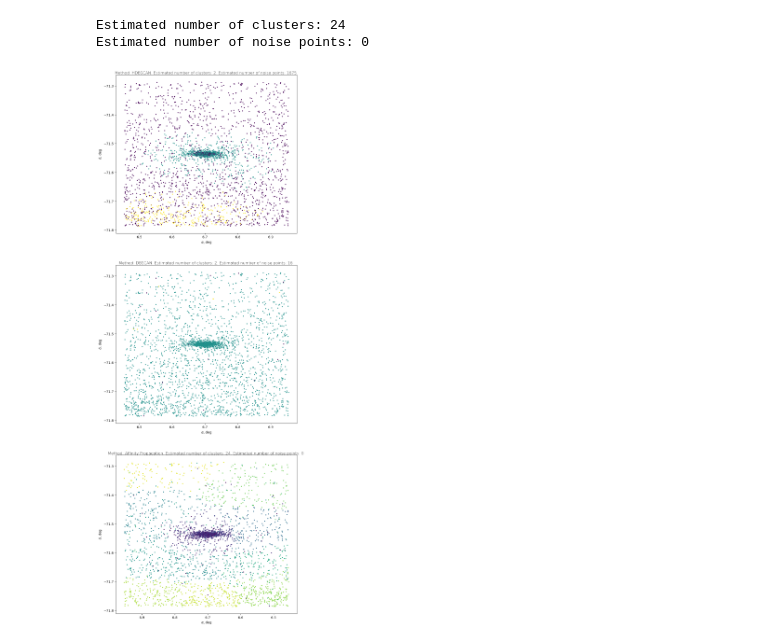
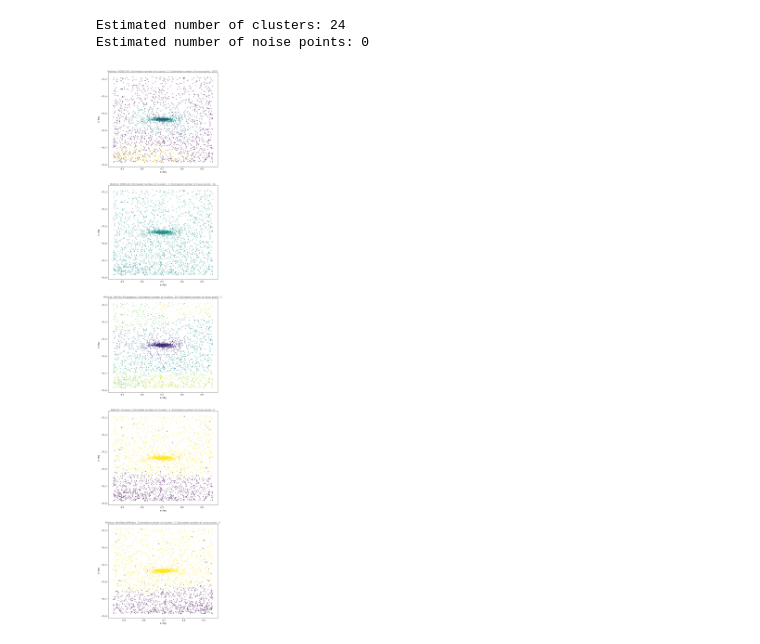
Before and after one commit to lasdehnen-l/automatization-task, a Jupyter notebook: project.ipynb, the cells around one changed output. Saved outputs shown, nothing was run; the diff lists cells and outputs as text; code cells hidden in the pictures.

```diff
--- a/project.ipynb
+++ b/project.ipynb
@@ -73,27 +73,50 @@ print(f'Estimated number of noise points: {af_n_noise}')
 # %% [output]
 Estimated number of clusters: 24
 Estimated number of noise points: 0
+# %%
+from sklearn.cluster import KMeans
+from sklearn.cluster import MiniBatchKMeans
+from sklearn.metrics.pairwise import pairwise_distances_argmin
+
+k_means = KMeans(init="k-means++", n_clusters=2, n_init=10)
+k_means.fit(data_np)
+
+mbk = MiniBatchKMeans(init="k-means++", n_clusters=2,
+                    n_init=10, max_no_improvement=10, verbose=0)
+mbk.fit(data_np)
+
+k_means_n_clusters = len(k_means.cluster_centers_)
+k_means_cluster_centers = k_means.cluster_centers_
+
+order = pairwise_distances_argmin(k_means.cluster_centers_, mbk.cluster_centers_)
+mbk_means_n_clusters = len(mbk.cluster_centers_[order])
+mbk_means_cluster_centers = mbk.cluster_centers_[order]
+
+k_means_labels = pairwise_distances_argmin(data_np, k_means_cluster_centers)
+k_means_n_noise = list(k_means_labels).count(-1)
+
+mbk_means_labels = pairwise_distances_argmin(data_np, mbk_means_cluster_centers)
+mbk_means_n_noise = list(mbk_means_labels).count(-1)
 # %%
 %matplotlib inline
 import matplotlib.pyplot as plt
-#import seaborn as sns
 from scipy.interpolate import griddata
 
-labels = [hdb_labels, db_labels, af_labels]
-n_clusters = [hdb_n_clusters, db_n_clusters, af_n_clusters]
-n_noise = [hdb_n_noise, db_n_noise, af_n_noise]
-methods = ['HDBSCAN', 'DBSCAN', 'Affinity Propagation']
+labels = [hdb_labels, db_labels, af_labels, k_means_labels, mbk_means_labels]
+n_clusters = [hdb_n_clusters, db_n_clusters, af_n_clusters, k_means_n_clusters, mbk_means_n_clusters]
+n_noise = [hdb_n_noise, db_n_noise, af_n_noise, k_means_n_noise, mbk_means_n_noise]
+methods = ['HDBSCAN', 'DBSCAN', 'Affinity Propagation', 'K-means', 'MiniBatchKMeans']
 fig, ax = plt.subplots(len(methods), 1, figsize=(10, len(methods)*10), sharey=True, squeeze=False)
 
 for i in range(len(methods)):
     ax[i][0].set_xlabel(r"$\alpha$, deg")
     ax[i][0].set_ylabel(r"$\delta$, deg")
     ax[i][0].scatter(data["ra"], data["dec"], c=labels[i], s=4)
     plt.gca().invert_xaxis()
     ax[i][0].set_title(label=f'Method: {methods[i]}. Estimated number of clusters: {n_clusters[i]}. Estimated number of noise points: {n_noise[i]} ',
           fontweight=20,
           pad='2.0')
     plt.plot()
-plt.savefig("figures/result_NGCxxx_scatter.svg")
+plt.savefig("figures/result_NGC121_scatter.svg")
 # %% [output]
-[figure, old version]
+[figure, new version]
```
